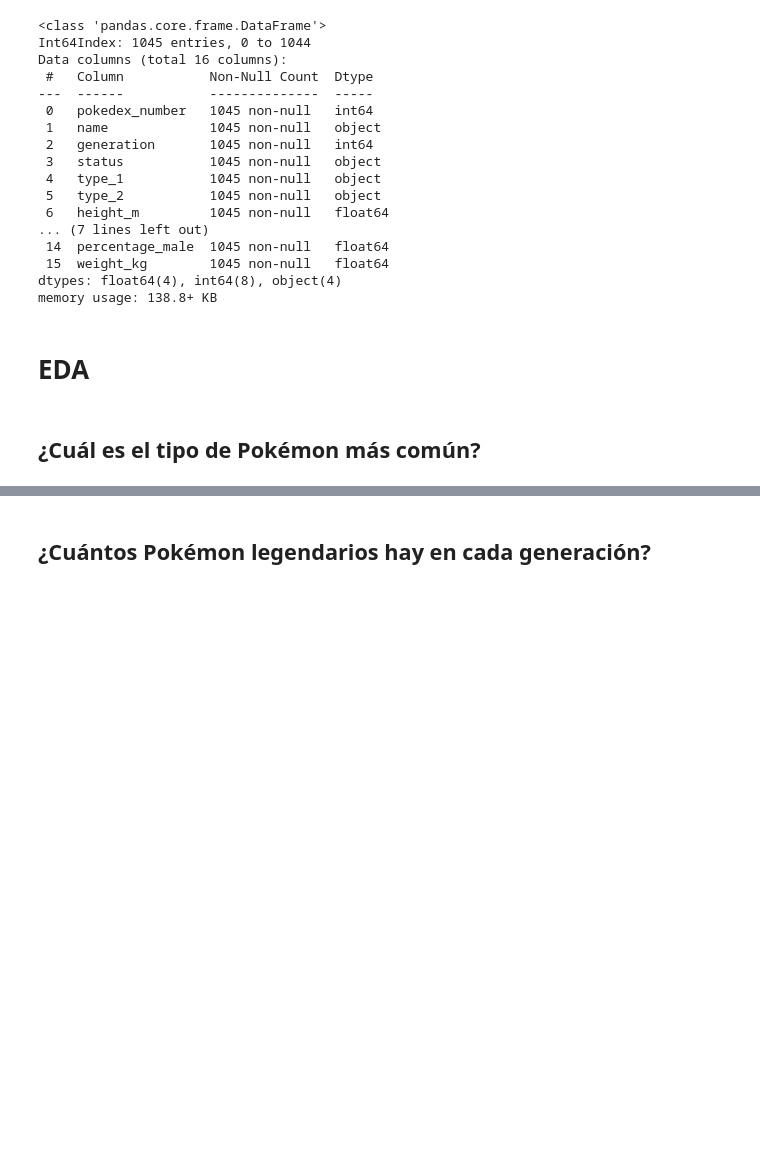
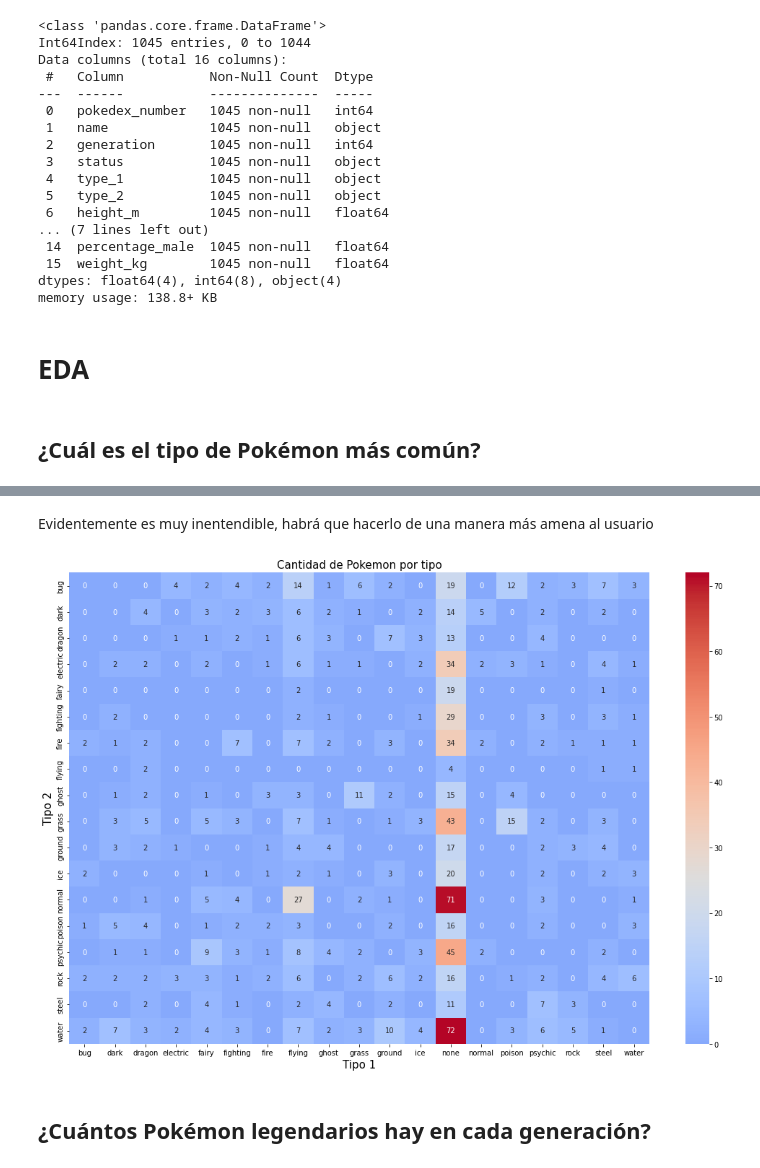
Before and after one commit to LennyRBriones/projects, a Jupyter notebook: poke-project.ipynb, the cells around one changed output, grey strips where cells are left out. Drawn from its saved outputs; the diff is of its cells as text; code cells hidden in the pictures; blank space fills up the shorter version.

```diff
--- a/poke-project.ipynb
+++ b/poke-project.ipynb
@@ -732,2 +851,21 @@ memory usage: 138.8+ KB
+# %% [markdown]
+Evidentemente es muy inentendible, habrá que hacerlo de una manera más amena al usuario
+# %%
+fig = plt.figure(figsize=(18, 12))
+
+g = sns.heatmap(contar_tipos,
+               cmap = "coolwarm", # color del mapa
+               annot = True, # annot te pone el valor en el recuadro
+               center = 25 #El rango de colores a mostrar en el mapa de calor
+               )
+
+g.set_title("Cantidad de Pokemon por tipo" , fontsize=15 ) #asignación de titulo
+
+g.set_xlabel("Tipo 1", fontsize = 15)  #Asignación de nombre de variables
+g.set_ylabel("Tipo 2", fontsize = 15)
+
+plt.show()
+# %% [output]
+[figure, added]
 # %% [markdown]
 ## ¿Cuántos Pokémon legendarios hay en cada generación?
```
Also changed, not shown: parts of 25 cells of this notebook.
